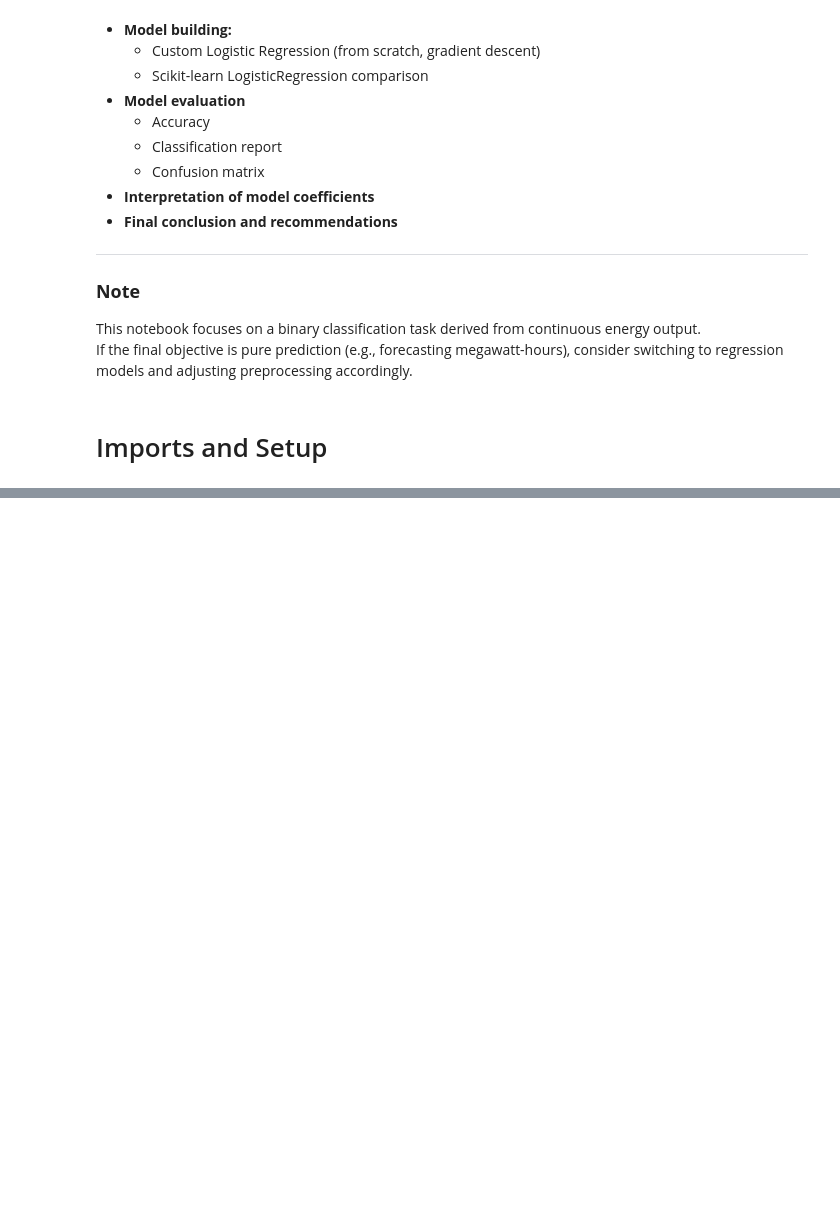
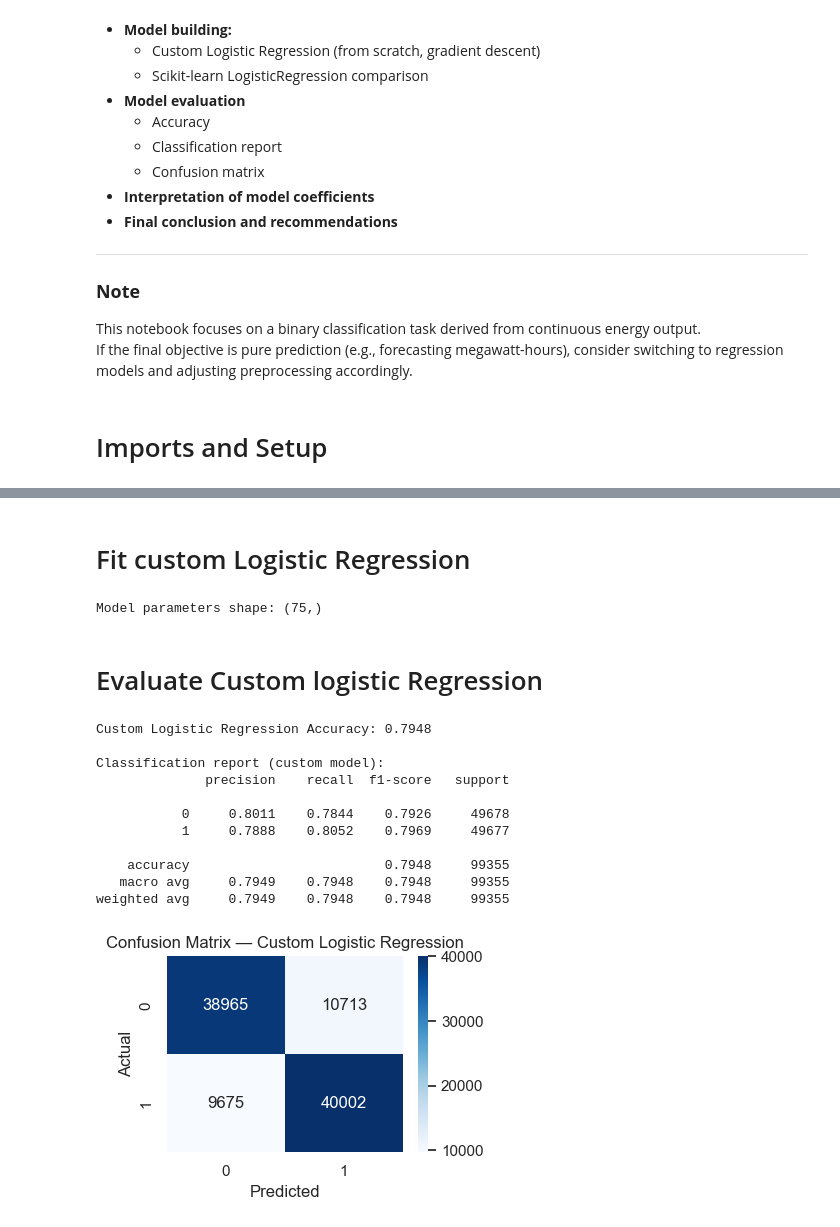
Before and after one commit to mk251-stack/INDE-577-Final-Project, a Jupyter notebook: examples/Supervised_Learning/Logistic_Regression/Logistic_Regression.ipynb, the cells around one changed output, grey strips where cells are left out. Drawn from its saved outputs; the diff is of its cells as text; code cells hidden in the pictures; blank space fills up the shorter version.

Commit message:
progresss logistic reg

```diff
--- a/examples/Supervised_Learning/Logistic_Regression/Logistic_Regression.ipynb
+++ b/examples/Supervised_Learning/Logistic_Regression/Logistic_Regression.ipynb
@@ -85,0 +305,54 @@ accuracy
+# %% [markdown]
+# Fit custom Logistic Regression
+# %%
+# Step 11 — Fit custom Logistic Regression (from rice_ml)
+
+log_reg = LogisticRegression(
+    lr=0.05,
+    num_iter=8000,
+    fit_intercept=True,
+    verbose=False
+)
+
+log_reg.fit(X_train.values, y_train.values)
+
+# Basic check
+print("Model parameters shape:", log_reg.theta.shape)
+# %% [output]
+Model parameters shape: (75,)
+# %% [markdown]
+# Evaluate Custom logistic Regression
+# %%
+# Step 12 — Evaluation: accuracy, classification report, confusion matrix
+
+y_pred_custom = log_reg.predict(X_test.values)
+y_proba_custom = log_reg.predict_proba(X_test.values)
+
+acc_custom = accuracy_score(y_test, y_pred_custom)
+print(f"Custom Logistic Regression Accuracy: {acc_custom:.4f}\n")
+
+print("Classification report (custom model):")
+print(classification_report(y_test, y_pred_custom, digits=4))
+
+cm = confusion_matrix(y_test, y_pred_custom)
+
+plt.figure(figsize=(4, 3))
+sns.heatmap(cm, annot=True, fmt="d", cmap="Blues")
+plt.xlabel("Predicted")
+plt.ylabel("Actual")
+plt.title("Confusion Matrix — Custom Logistic Regression")
+plt.tight_layout()
+plt.show()
+# %% [output]
+Custom Logistic Regression Accuracy: 0.7948
+
+Classification report (custom model):
+              precision    recall  f1-score   support
+
+           0     0.8011    0.7844    0.7926     49678
+           1     0.7888    0.8052    0.7969     49677
+
+    accuracy                         0.7948     99355
+   macro avg     0.7949    0.7948    0.7948     99355
+weighted avg     0.7949    0.7948    0.7948     99355
+[figure, added]
```
Also changed, not shown: parts of 35 cells of this notebook.
